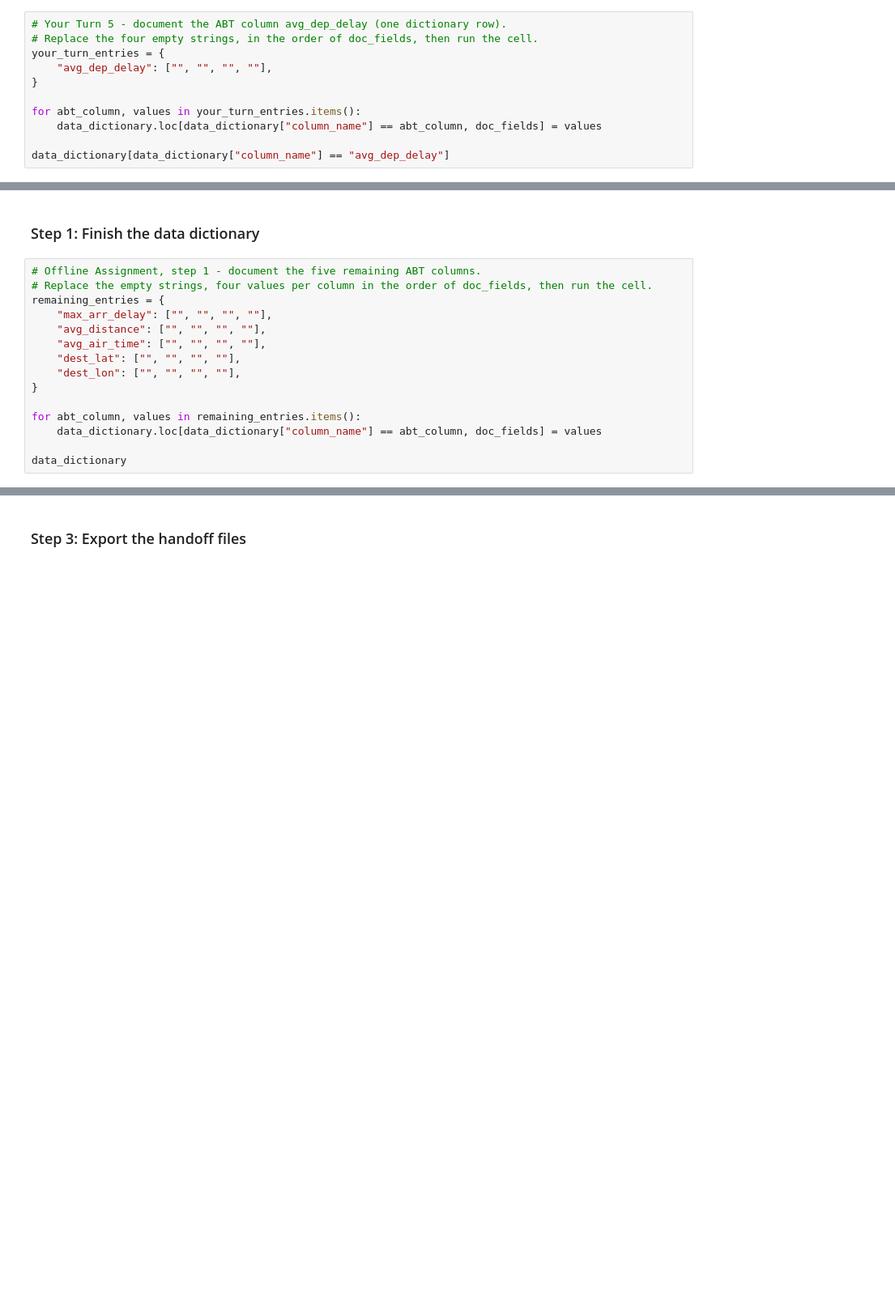
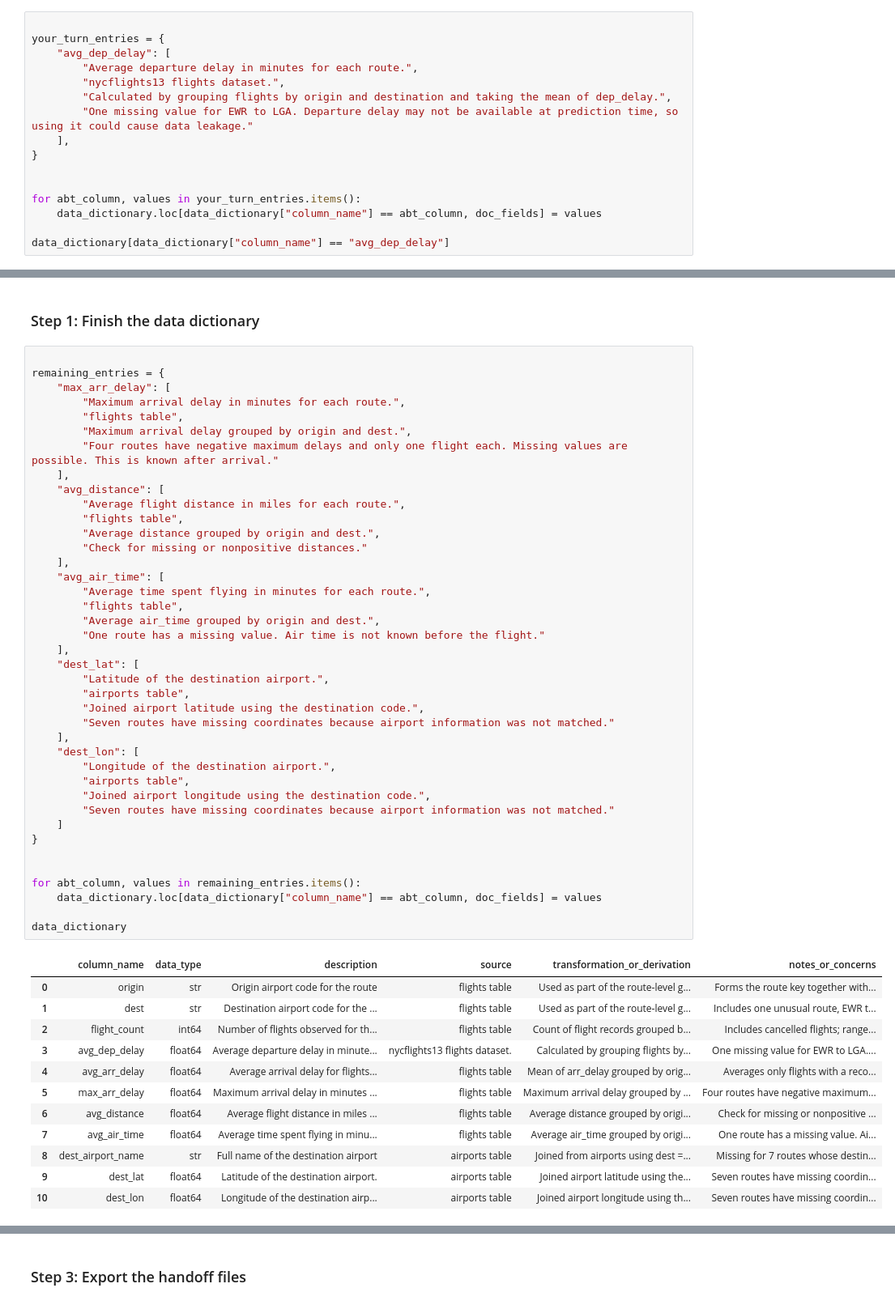
Before and after one commit to ehls1703-wq/ban6003-week11-abt-documentation-enrique-lopez, a Jupyter notebook: notebooks/module11_abt_documentation_guided_lab.ipynb, the cells around one changed output, grey strips where cells are left out. Shown at 81% size. Saved outputs shown, nothing was run; the diff lists cells and outputs as text; blank space fills up the shorter version.

Commit message:
Complete Module 11 ABT documentation lab

```diff
--- a/notebooks/module11_abt_documentation_guided_lab.ipynb
+++ b/notebooks/module11_abt_documentation_guided_lab.ipynb
@@ -392,11 +568,16 @@ In `notes_or_concerns`, record two findings from earlier sections: the route whe
 
 In the offline assignment you will complete the dictionary rows for the five ABT columns that are still blank.
 # %%
-# Your Turn 5 - document the ABT column avg_dep_delay (one dictionary row).
-# Replace the four empty strings, in the order of doc_fields, then run the cell.
+
 your_turn_entries = {
-    "avg_dep_delay": ["", "", "", ""],
+    "avg_dep_delay": [
+        "Average departure delay in minutes for each route.",
+        "nycflights13 flights dataset.",
+        "Calculated by grouping flights by origin and destination and taking the mean of dep_delay.",
+        "One missing value for EWR to LGA. Departure delay may not be available at prediction time, so using it could cause data leakage."
+    ],
 }
+
 
 for abt_column, values in your_turn_entries.items():
     data_dictionary.loc[data_dictionary["column_name"] == abt_column, doc_fields] = values
@@ -501,20 +696,58 @@ An analyst on another team will use the route ABT next week and cannot ask you t
 # %% [markdown]
 ### Step 1: Finish the data dictionary
 # %%
-# Offline Assignment, step 1 - document the five remaining ABT columns.
-# Replace the empty strings, four values per column in the order of doc_fields, then run the cell.
+
 remaining_entries = {
-    "max_arr_delay": ["", "", "", ""],
-    "avg_distance": ["", "", "", ""],
-    "avg_air_time": ["", "", "", ""],
-    "dest_lat": ["", "", "", ""],
-    "dest_lon": ["", "", "", ""],
+    "max_arr_delay": [
+        "Maximum arrival delay in minutes for each route.",
+        "flights table",
+        "Maximum arrival delay grouped by origin and dest.",
+        "Four routes have negative maximum delays and only one flight each. Missing values are possible. This is known after arrival."
+    ],
+    "avg_distance": [
+        "Average flight distance in miles for each route.",
+        "flights table",
+        "Average distance grouped by origin and dest.",
+        "Check for missing or nonpositive distances."
+    ],
+    "avg_air_time": [
+        "Average time spent flying in minutes for each route.",
+        "flights table",
+        "Average air_time grouped by origin and dest.",
+        "One route has a missing value. Air time is not known before the flight."
+    ],
+    "dest_lat": [
+        "Latitude of the destination airport.",
+        "airports table",
+        "Joined airport latitude using the destination code.",
+        "Seven routes have missing coordinates because airport information was not matched."
+    ],
+    "dest_lon": [
+        "Longitude of the destination airport.",
+        "airports table",
+        "Joined airport longitude using the destination code.",
+        "Seven routes have missing coordinates because airport information was not matched."
+    ]
 }
+
 
 for abt_column, values in remaining_entries.items():
     data_dictionary.loc[data_dictionary["column_name"] == abt_column, doc_fields] = values
 
 data_dictionary
+# %% [output]
+|  | column_name | data_type | description | source | transformation_or_derivation | notes_or_concerns |
+| 0 | origin | str | Origin airport code for the route | flights table | Used as part of the route-level g... | Forms the route key together with... |
+| 1 | dest | str | Destination airport code for the ... | flights table | Used as part of the route-level g... | Includes one unusual route, EWR t... |
+| 2 | flight_count | int64 | Number of flights observed for th... | flights table | Count of flight records grouped b... | Includes cancelled flights; range... |
+| 3 | avg_dep_delay | float64 | Average departure delay in minute... | nycflights13 flights dataset. | Calculated by grouping flights by... | One missing value for EWR to LGA.... |
+| 4 | avg_arr_delay | float64 | Average arrival delay for flights... | flights table | Mean of arr_delay grouped by orig... | Averages only flights with a reco... |
+| 5 | max_arr_delay | float64 | Maximum arrival delay in minutes ... | flights table | Maximum arrival delay grouped by ... | Four routes have negative maximum... |
+| 6 | avg_distance | float64 | Average flight distance in miles ... | flights table | Average distance grouped by origi... | Check for missing or nonpositive ... |
+| 7 | avg_air_time | float64 | Average time spent flying in minu... | flights table | Average air_time grouped by origi... | One route has a missing value. Ai... |
+| 8 | dest_airport_name | str | Full name of the destination airport | airports table | Joined from airports using dest =... | Missing for 7 routes whose destin... |
+| 9 | dest_lat | float64 | Latitude of the destination airport. | airports table | Joined airport latitude using the... | Seven routes have missing coordin... |
+| 10 | dest_lon | float64 | Longitude of the destination airp... | airports table | Joined airport longitude using th... | Seven routes have missing coordin... |
 # %% [markdown]
 ### Step 2: Complete the validation checklist
 
```
Also changed, not shown: parts of 31 cells of this notebook, 3 other files.
